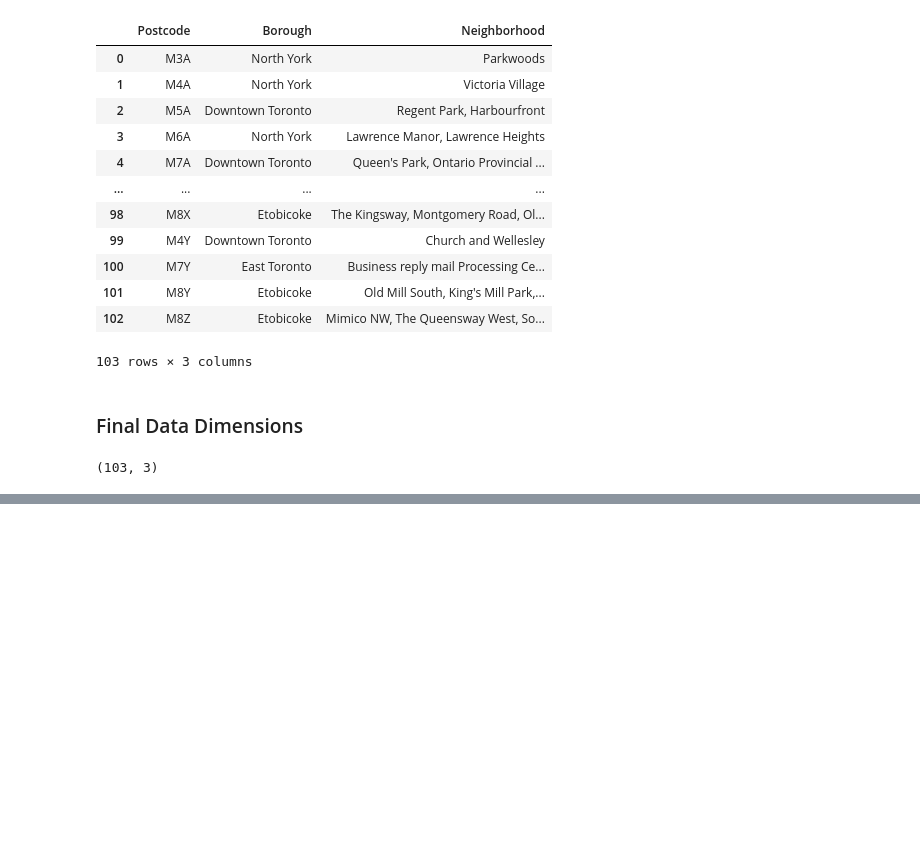
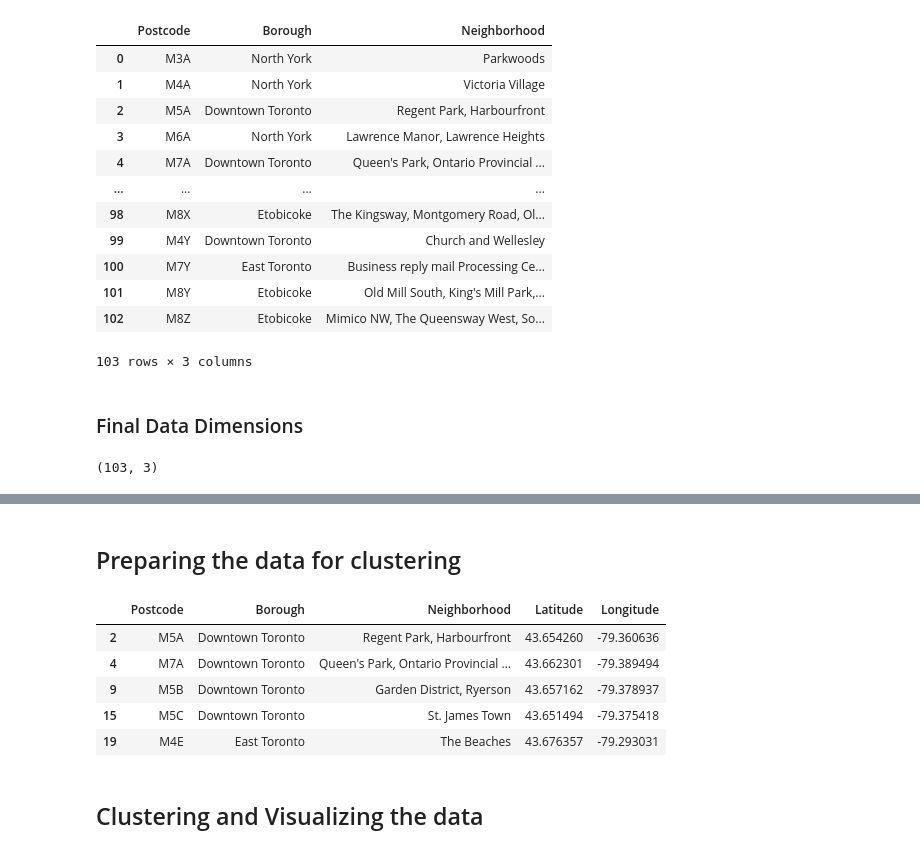
Before and after one commit to kanishkakushan/Coursera_Capstone, a Jupyter notebook: Capstone-week3-part1.ipynb, the cells around one changed output, grey strips where cells are left out. Drawn from its saved outputs; the diff is of its cells as text; code cells hidden in the pictures; blank space fills up the shorter version.

```diff
--- a/Capstone-week3-part1.ipynb
+++ b/Capstone-week3-part1.ipynb
@@ -97,0 +288,11 @@ df_final.shape
+# %%
+toronto_data = df_outer.set_index('Borough').filter(regex=".*Toronto",axis=0)
+
+toronto_venues = getNearbyVenues(names=toronto_data['Neighborhood'],
+                                   latitudes=toronto_data['Latitude'],
+                                   longitudes=toronto_data['Longitude']
+                                  )
+print(toronto_venues.shape)
+toronto_venues.head()
+toronto_venues.groupby('Neighborhood').count()
+print('There are {} uniques categories.'.format(len(toronto_venues['Venue Category'].unique())))
@@ -97,0 +367,15 @@ df_final.shape
+# %% [markdown]
+## Preparing the data for clustering
+# %%
+df_final = df_outer.copy()
+df_final = df_final[df_outer.Borough.str.contains("Toronto")]
+df_final.head()
+# %% [output]
+|  | Postcode | Borough | Neighborhood | Latitude | Longitude |
+| 2 | M5A | Downtown Toronto | Regent Park, Harbourfront | 43.654260 | -79.360636 |
+| 4 | M7A | Downtown Toronto | Queen's Park, Ontario Provincial ... | 43.662301 | -79.389494 |
+| 9 | M5B | Downtown Toronto | Garden District, Ryerson | 43.657162 | -79.378937 |
+| 15 | M5C | Downtown Toronto | St. James Town | 43.651494 | -79.375418 |
+| 19 | M4E | East Toronto | The Beaches | 43.676357 | -79.293031 |
+# %% [markdown]
+## Clustering and Visualizing the data
```
Also changed, not shown: parts of 19 cells of this notebook.
